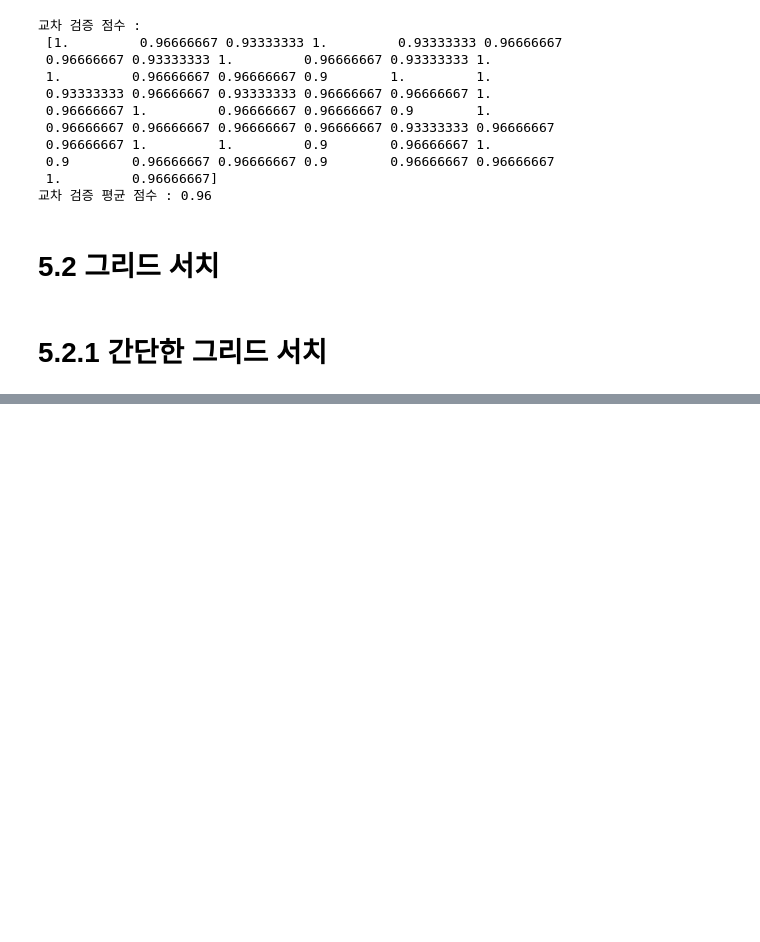
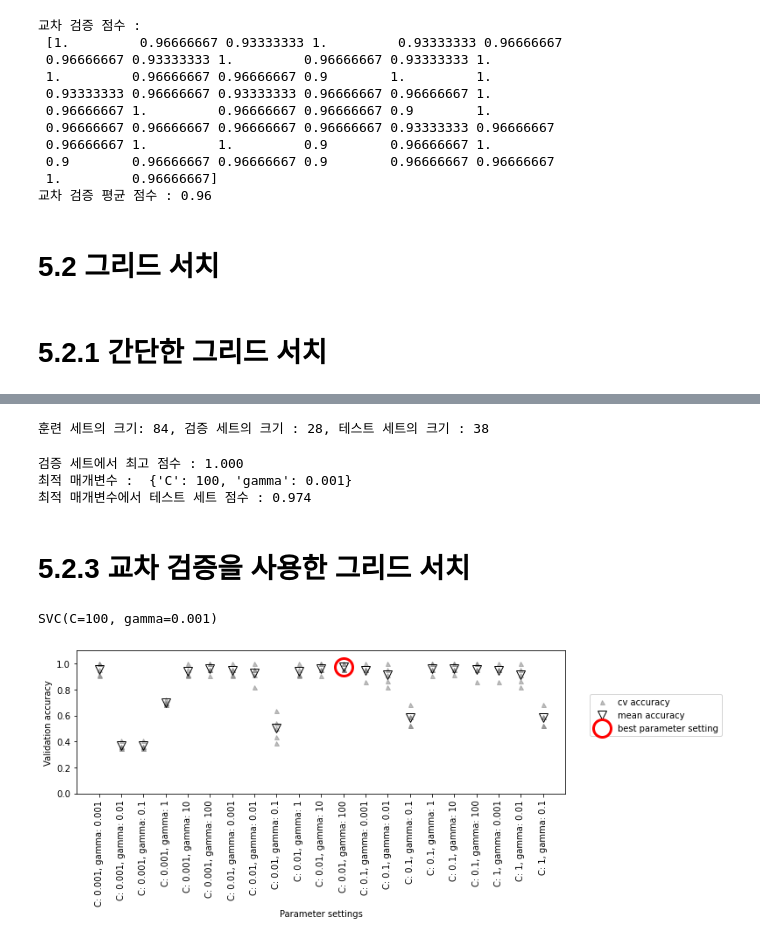
Before and after one commit to iamjinuk/TextBooks, a Jupyter notebook: Introduction to Machine Learning with Python/Chapter.5 모델 평가와 성능 향상.ipynb, the cells around one changed output, grey strips where cells are left out. Saved outputs shown, nothing was run; the diff lists cells and outputs as text; code cells hidden in the pictures; blank space fills up the shorter version.

```diff
--- a/Introduction to Machine Learning with Python/Chapter.5 모델 평가와 성능 향상.ipynb
+++ b/Introduction to Machine Learning with Python/Chapter.5 모델 평가와 성능 향상.ipynb
@@ -213,0 +240,53 @@ X_train, X_test, y_
+# %%
+X_trainval, X_test, y_trainval, y_tset = train_test_split(iris.data, iris.target, random_state=0)
+
+X_train, X_valid, y_train, y_valid = train_test_split(X_trainval, y_trainval, random_state=0)
+
+print('훈련 세트의 크기: {}, 검증 세트의 크기 : {}, 테스트 세트의 크기 : {}'.format(X_train.shape[0], X_valid.shape[0], X_test.shape[0]))
+# %% [output]
+훈련 세트의 크기: 84, 검증 세트의 크기 : 28, 테스트 세트의 크기 : 38
+# %%
+best_score = 0
+
+for gamma in [0.001, 0.01, 0.1, 1, 10, 100] :
+    for C in [0.001, 0.01, 0.1, 1, 10, 100] :
+        svm = SVC(gamma=gamma, C=C)
+        svm.fit(X_train, y_train)
+        score = svm.score(X_valid, y_valid)
+
+        if score > best_score :
+            best_score = score
+            best_parameters = {'C':C, 'gamma':gamma}
+
+svm = SVC(**best_parameters)
+svm.fit(X_trainval, y_trainval)
+test_score = svm.score(X_test, y_test)
+
+print('검증 세트에서 최고 점수 : {:.3f}'.format(best_score))
+print('최적 매개변수 : ', best_parameters)
+print('최적 매개변수에서 테스트 세트 점수 : {:.3f}'.format(test_score))
+# %% [output]
+검증 세트에서 최고 점수 : 1.000
+최적 매개변수 :  {'C': 100, 'gamma': 0.001}
+최적 매개변수에서 테스트 세트 점수 : 0.974
+# %% [markdown]
+# 5.2.3 교차 검증을 사용한 그리드 서치
+# %%
+for gamma in [0.001, 0.01, 0.1, 1, 10, 100] :
+    for C in [0.001, 0.01, 0.1, 1, 10, 100] :
+        svm = SVC(gamma=gamma, C=C)
+        scores = cross_val_score(svm, X_trainval, y_trainval, cv=5) #교차 검증 적용
+        score = np.mean(scores)
+
+        if score>best_score :
+            best_score = score
+            best_parameters = {'C':C, 'gamma':gamma}
+
+svm = SVC(**best_parameters)
+svm.fit(X_trainval, y_trainval)
+# %% [output]
+SVC(C=100, gamma=0.001)
+# %%
+mglearn.plots.plot_cross_val_selection()
+# %% [output]
+[figure, added]
```
Also changed, not shown: parts of 33 cells of this notebook.
